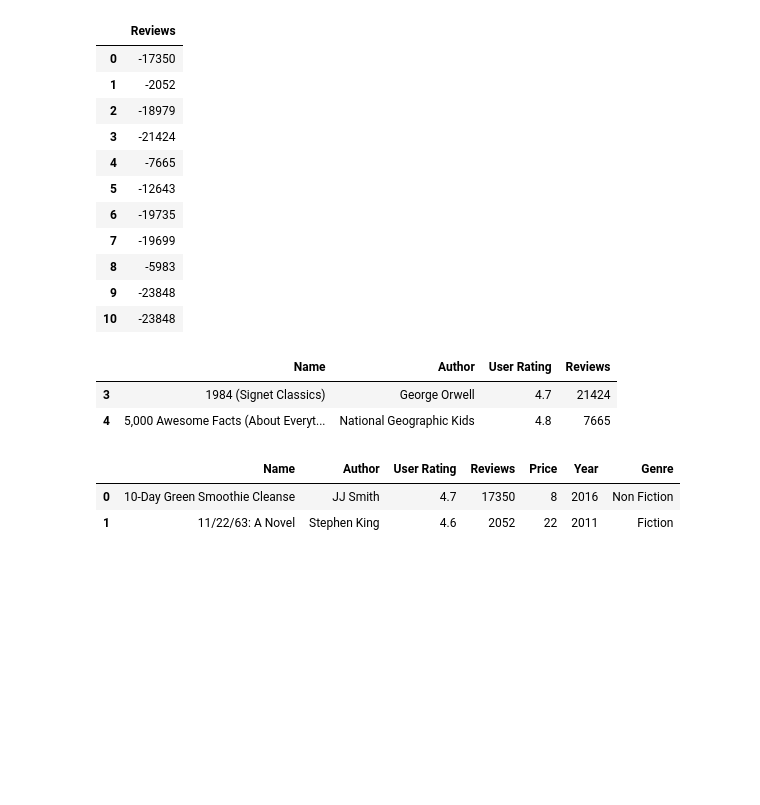
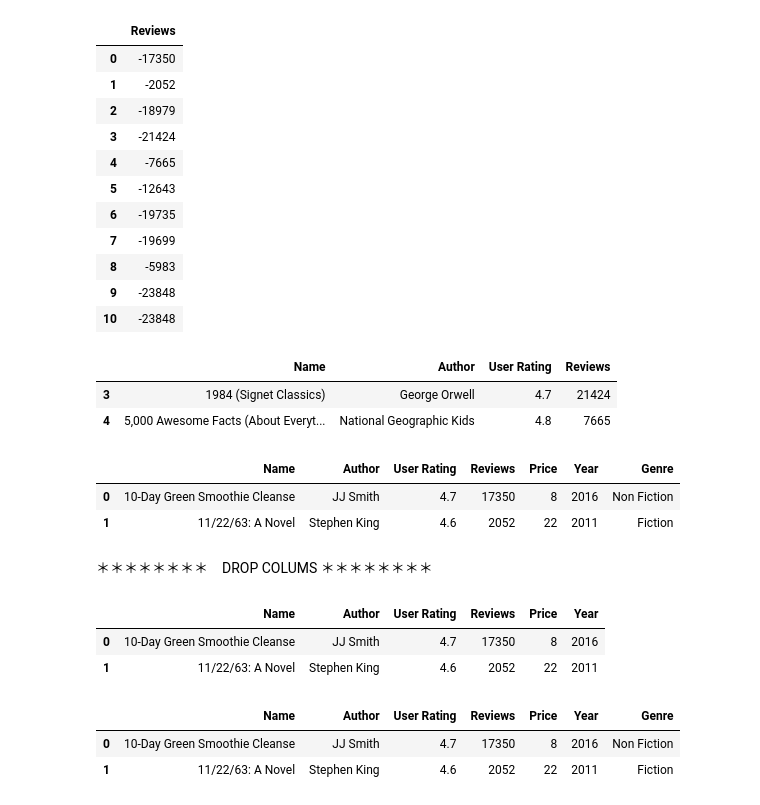
Before and after one commit to havipr/Python, a Jupyter notebook: Python_problemSolving/jupyter.ipynb, the cells around one changed output. Saved outputs shown, nothing was run; the diff lists cells and outputs as text; code cells hidden in the pictures; blank space fills up the shorter version.

```diff
--- a/Python_problemSolving/jupyter.ipynb
+++ b/Python_problemSolving/jupyter.ipynb
@@ -504,3 +510,19 @@ books.head(2)
 |  | Name | Author | User Rating | Reviews | Price | Year | Genre |
 | 0 | 10-Day Green Smoothie Cleanse | JJ Smith | 4.7 | 17350 | 8 | 2016 | Non Fiction |
 | 1 | 11/22/63: A Novel | Stephen King | 4.6 | 2052 | 22 | 2011 | Fiction |
+# %% [markdown]
+＊＊＊＊＊＊＊＊　DROP COLUMS ＊＊＊＊＊＊＊＊
+# %%
+#borrar una columna pero solo en el resultado
+books.drop('Genre', axis=1).head(2)
+# %% [output]
+|  | Name | Author | User Rating | Reviews | Price | Year |
+| 0 | 10-Day Green Smoothie Cleanse | JJ Smith | 4.7 | 17350 | 8 | 2016 |
+| 1 | 11/22/63: A Novel | Stephen King | 4.6 | 2052 | 22 | 2011 |
+# %%
+#Borrar una columna definitiva, axis 1 es columnas
+books.drop('Genre', axis=1,inplace=True)
+# %% [output]
+|  | Name | Author | User Rating | Reviews | Price | Year | Genre |
+| 0 | 10-Day Green Smoothie Cleanse | JJ Smith | 4.7 | 17350 | 8 | 2016 | Non Fiction |
+| 1 | 11/22/63: A Novel | Stephen King | 4.6 | 2052 | 22 | 2011 | Fiction |
```
Also changed, not shown: parts of 10 cells of this notebook, 2 other files.
